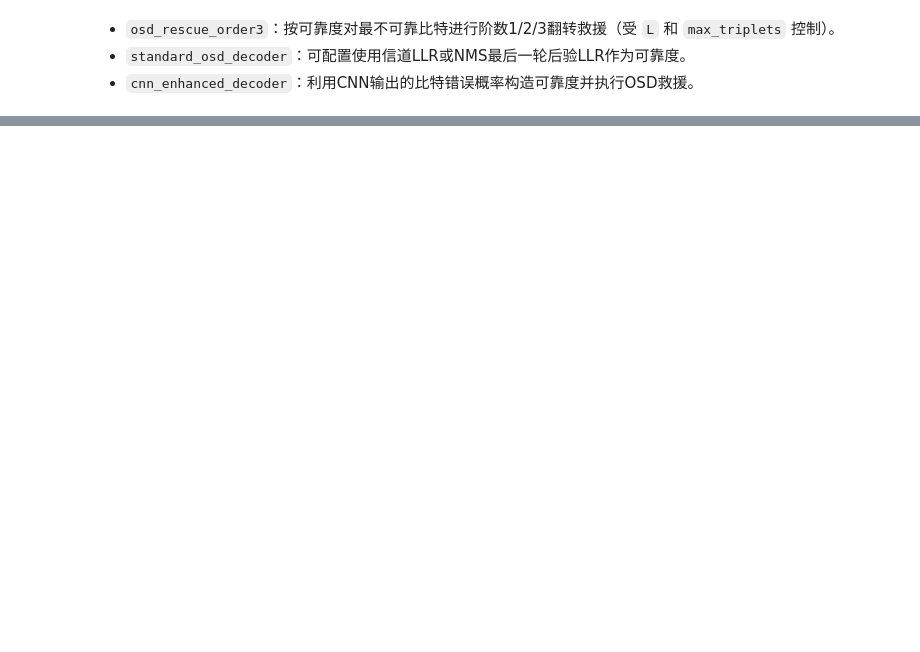
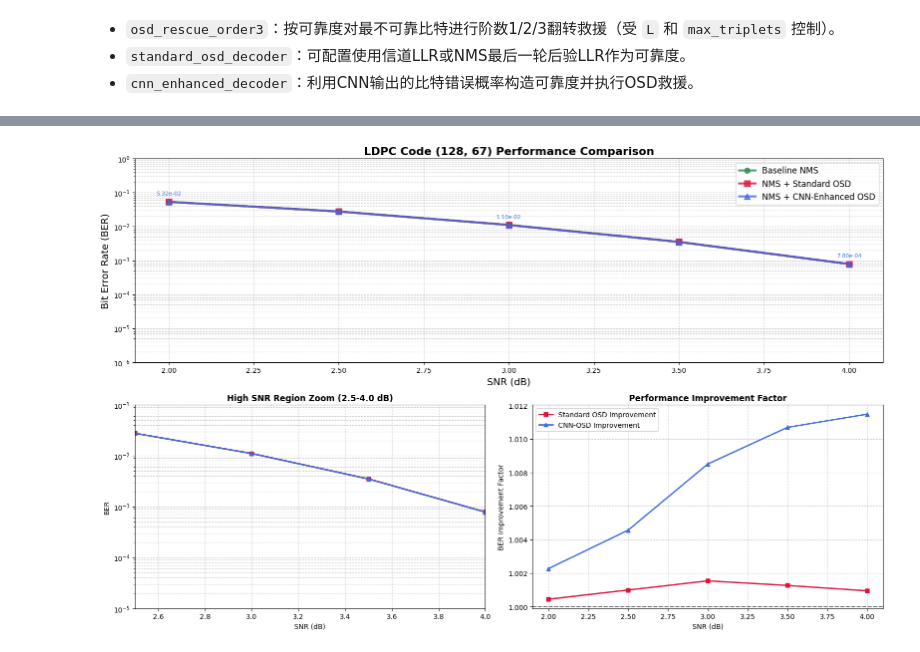
Before and after one commit to Bayonetta/osd-cnn, a Jupyter notebook: notebooks/osd_cnn.ipynb, the cells around one changed output, grey strips where cells are left out. Drawn from its saved outputs; the diff is of its cells as text; code cells hidden in the pictures; blank space fills up the shorter version.

Commit message:
fix image

```diff
--- a/notebooks/osd_cnn.ipynb
+++ b/notebooks/osd_cnn.ipynb
@@ -286,14 +283,3 @@ Generating training data from NMS failures at SNR=2.7 dB...
-# %%
-# X_test_np 取自几条失败样本（或从 X_train 取前 100）
-with torch.no_grad():
-    model.eval()
-    x = torch.from_numpy(X_train_np[:256]).float().to(device)  # 已标准化
-    logits = model(x)
-    probs = torch.sigmoid(logits).cpu().numpy().ravel()
-print("probs mean,std,min,max:", probs.mean(), probs.std(), probs.min(), probs.max())
-# 看一部分预测结果与真实标签对比
-for i in range(10):
-    print(f"pred_prob={probs[i]:.3f}, label={y_train_np[i,0]}")
 # %% [markdown]
 - `osd_rescue_order3`：按可靠度对最不可靠比特进行阶数1/2/3翻转救援（受 `L` 和 `max_triplets` 控制）。
 - `standard_osd_decoder`：可配置使用信道LLR或NMS最后一轮后验LLR作为可靠度。
@@ -446,0 +470,72 @@ plt.show()
+# %%
+print("--> Plotting enhanced comparison charts...")
+
+# Create larger figure with multiple subplots to highlight differences
+fig = plt.figure(figsize=(16, 10))
+
+# Main plot - Full range BER comparison
+ax1 = plt.subplot(2, 2, (1, 2))
+ax1.semilogy(snrs_db, ber_baseline, 'o-', label='Baseline NMS', color='#2E8B57',
+             linewidth=3, markersize=8, alpha=0.8)
+ax1.semilogy(snrs_db, ber_std_osd, 's-', label='NMS + Standard OSD', color='#DC143C',
+             linewidth=3, markersize=8, alpha=0.8)
+ax1.semilogy(snrs_db, ber_cnn_osd, '^-', label='NMS + CNN-Enhanced OSD', color='#4169E1',
+             linewidth=3, markersize=8, alpha=0.8)
+
+ax1.set_title(f'LDPC Code ({n_code}, {k_info}) Performance Comparison', fontsize=16, fontweight='bold')
+ax1.set_xlabel('SNR (dB)', fontsize=14)
+ax1.set_ylabel('Bit Error Rate (BER)', fontsize=14)
+ax1.legend(fontsize=12, loc='upper right')
+ax1.grid(True, which="both", ls="--", alpha=0.6)
+ax1.set_ylim(1e-6, 1)
+
+# Add numerical annotations
+for i, (snr, ber) in enumerate(zip(snrs_db, ber_cnn_osd)):
+    if i % 2 == 0:  # Annotate every other point
+        ax1.annotate(f'{ber:.2e}', (snr, ber), textcoords="offset points",
+                    xytext=(0,10), ha='center', fontsize=8, color='#4169E1')
+
+# Subplot 1 - High SNR region zoom
+ax2 = plt.subplot(2, 2, 3)
+ax2.semilogy(snrs_db, ber_baseline, 'o-', color='#2E8B57', linewidth=2, markersize=6)
+ax2.semilogy(snrs_db, ber_std_osd, 's-', color='#DC143C', linewidth=2, markersize=6)
+ax2.semilogy(snrs_db, ber_cnn_osd, '^-', color='#4169E1', linewidth=2, markersize=6)
+
+ax2.set_title('High SNR Region Zoom (2.5-4.0 dB)', fontsize=12, fontweight='bold')
+ax2.set_xlabel('SNR (dB)', fontsize=10)
+ax2.set_ylabel('BER', fontsize=10)
+ax2.set_xlim(2.5, 4.0)
+ax2.set_ylim(1e-5, 1e-1)
+ax2.grid(True, which="both", ls="--", alpha=0.6)
+
+# Subplot 2 - Performance improvement comparison
+ax3 = plt.subplot(2, 2, 4)
+improvement_std = np.array(ber_baseline) / np.array(ber_std_osd)
+improvement_cnn = np.array(ber_baseline) / np.array(ber_cnn_osd)
+
+ax3.plot(snrs_db, improvement_std, 's-', label='Standard OSD Improvement',
+         color='#DC143C', linewidth=2, markersize=6)
+ax3.plot(snrs_db, improvement_cnn, '^-', label='CNN-OSD Improvement',
+         color='#4169E1', linewidth=2, markersize=6)
+ax3.axhline(y=1, color='black', linestyle='--', alpha=0.5)
+ax3.set_title('Performance Improvement Factor', fontsize=12, fontweight='bold')
+ax3.set_xlabel('SNR (dB)', fontsize=10)
+ax3.set_ylabel('BER Improvement Factor', fontsize=10)
+ax3.legend(fontsize=10)
+ax3.grid(True, which="both", ls="--", alpha=0.6)
+
+plt.tight_layout()
+plt.show()
+
+# Print detailed numerical comparison table
+print("\n=== Detailed Numerical Comparison ===")
+print(f"{'SNR(dB)':<8} {'Baseline':<12} {'Std OSD':<12} {'CNN-OSD':<12} {'Std Impr':<10} {'CNN Impr':<10}")
+print("-" * 70)
+for i, snr in enumerate(snrs_db):
+    std_improve = ber_baseline[i] / ber_std_osd[i] if ber_std_osd[i] > 0 else 0
+    cnn_improve = ber_baseline[i] / ber_cnn_osd[i] if ber_cnn_osd[i] > 0 else 0
+    print(f"{snr:<8.1f} {ber_baseline[i]:<12.2e} {ber_std_osd[i]:<12.2e} {ber_cnn_osd[i]:<12.2e} "
+          f"{std_improve:<10.2f} {cnn_improve:<10.2f}")
+
+print("\n--> Chart plotting completed!")
+# %% [output]
@@ -446,0 +543 @@ plt.show()
+[figure, added]
```
Also changed, not shown: parts of 6 cells of this notebook.
